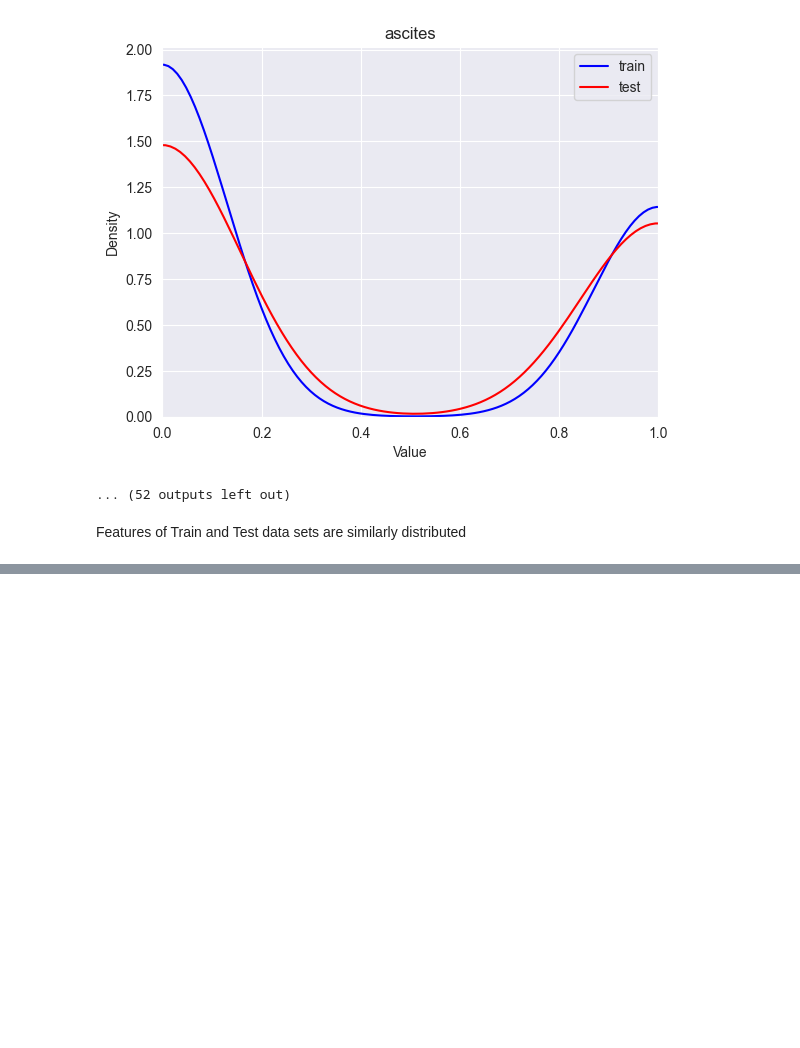
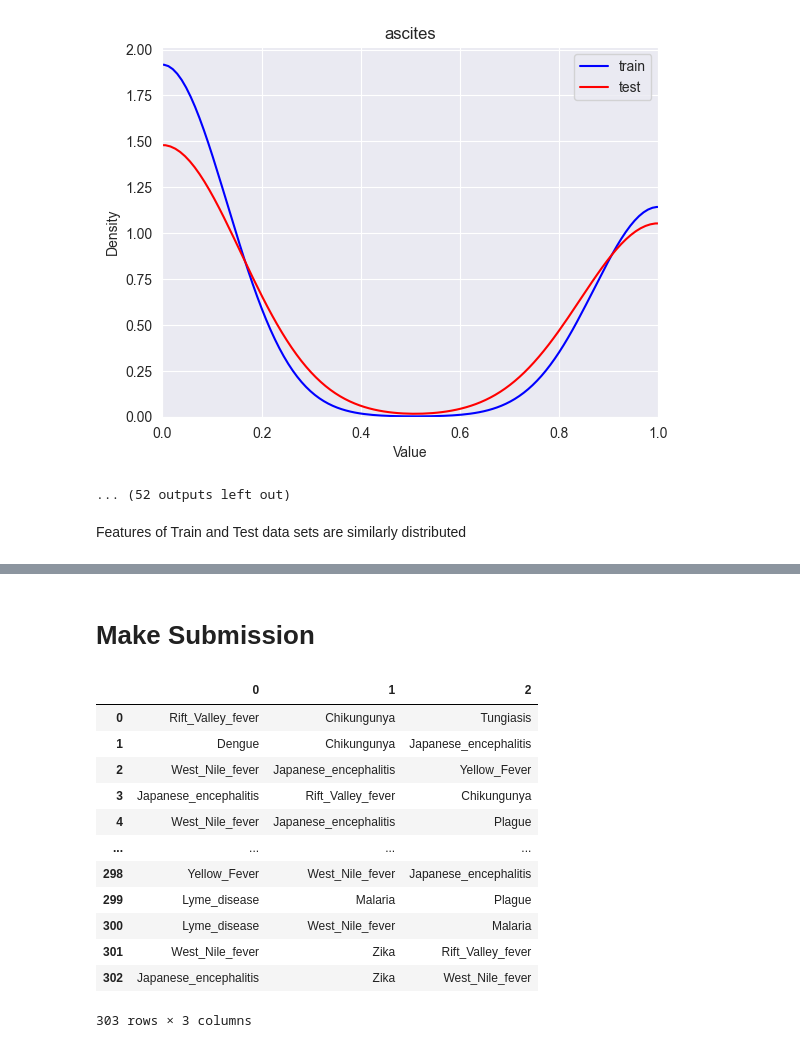
Before and after one commit to mnokno/VectorBorneDiseasePrediction, a Jupyter notebook: VectorBorneDiseasePrediction/src/VectorBorneDiseasePrediction.ipynb, the cells around one changed output, grey strips where cells are left out. Cells and saved outputs as stored; diff of their text form; code cells hidden in the pictures; blank space fills up the shorter version.

Commit message:
Made first submission

```diff
--- a/VectorBorneDiseasePrediction/src/VectorBorneDiseasePrediction.ipynb
+++ b/VectorBorneDiseasePrediction/src/VectorBorneDiseasePrediction.ipynb
@@ -112,0 +131,6 @@ Features of Train and Test data sets are similarly distributed
+# %%
+print(len(df_train.columns))
+enc = LabelEncoder()
+df_train['prognosis'] = enc.fit_transform(df_train['prognosis'])
+print(len(df_train.columns))
+df_train.head()
@@ -112,0 +206,7 @@ Features of Train and Test data sets are similarly distributed
+# %%
+def selecting_top_3(arr):
+    n = arr.shape[0]
+    out = np.zeros((n, 3))
+    for i in range(0, n):
+        out[i, ] = arr[i,].argsort()[::-1][:3]
+    return out.astype('int32')
@@ -112,0 +313,2 @@ Features of Train and Test data sets are similarly distributed
+# %%
+losses, pipelines = train('XGB')
@@ -112,0 +322,23 @@ Features of Train and Test data sets are similarly distributed
+# %% [markdown]
+# Make Submission
+# %%
+preds = selecting_top_3(pipelines[0].predict_proba(df_test))
+preds = pd.DataFrame(preds)
+for i in range(3):
+    preds[i] = enc.inverse_transform(preds[i])
+# %%
+preds
+# %% [output]
+|  | 0 | 1 | 2 |
+| 0 | Rift_Valley_fever | Chikungunya | Tungiasis |
+| 1 | Dengue | Chikungunya | Japanese_encephalitis |
+| 2 | West_Nile_fever | Japanese_encephalitis | Yellow_Fever |
+| 3 | Japanese_encephalitis | Rift_Valley_fever | Chikungunya |
+| 4 | West_Nile_fever | Japanese_encephalitis | Plague |
+| ... | ... | ... | ... |
+| 298 | Yellow_Fever | West_Nile_fever | Japanese_encephalitis |
+| 299 | Lyme_disease | Malaria | Plague |
+| 300 | Lyme_disease | West_Nile_fever | Malaria |
+| 301 | West_Nile_fever | Zika | Rift_Valley_fever |
+| 302 | Japanese_encephalitis | Zika | West_Nile_fever |
+303 rows × 3 columns
```
Also changed, not shown: parts of 12 cells of this notebook, 1 other file.
